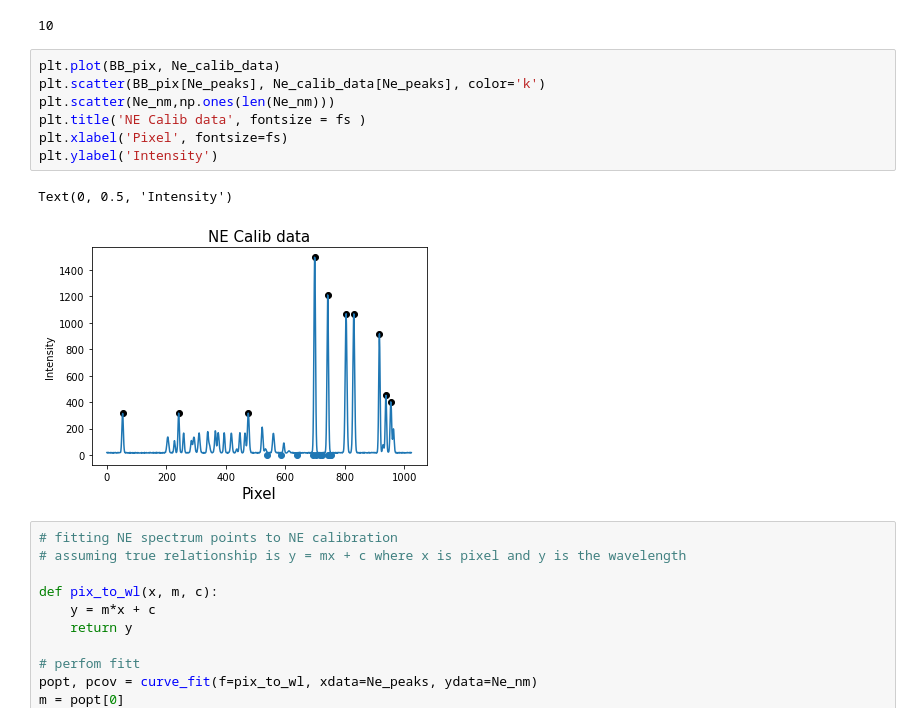
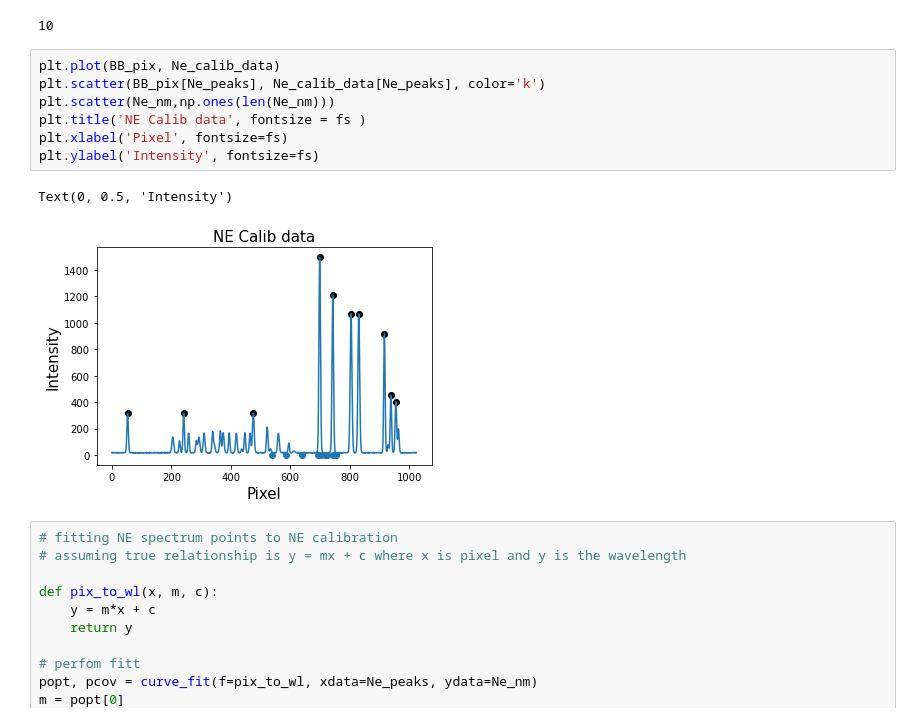
Before and after one commit to afinemax/AST326, a Jupyter notebook: lab02/lab02_analysis_code.ipynb, the cells around one changed output. Drawn from its saved outputs; the diff is of its cells as text.

```diff
--- a/lab02/lab02_analysis_code.ipynb
+++ b/lab02/lab02_analysis_code.ipynb
@@ -58,13 +72,13 @@ len(Ne_peaks)
 # %%
 plt.plot(BB_pix, Ne_calib_data)
 plt.scatter(BB_pix[Ne_peaks], Ne_calib_data[Ne_peaks], color='k')
 plt.scatter(Ne_nm,np.ones(len(Ne_nm)))
 plt.title('NE Calib data', fontsize = fs )
 plt.xlabel('Pixel', fontsize=fs)
-plt.ylabel('Intensity')
+plt.ylabel('Intensity', fontsize=fs)
 # %% [output]
 Text(0, 0.5, 'Intensity')
-[figure, old version]
+[figure, new version]
 # %%
 # fitting NE spectrum points to NE calibration
 # assuming true relationship is y = mx + c where x is pixel and y is the wavelength
```
Also changed, not shown: parts of 6 cells of this notebook, 32 other files.
